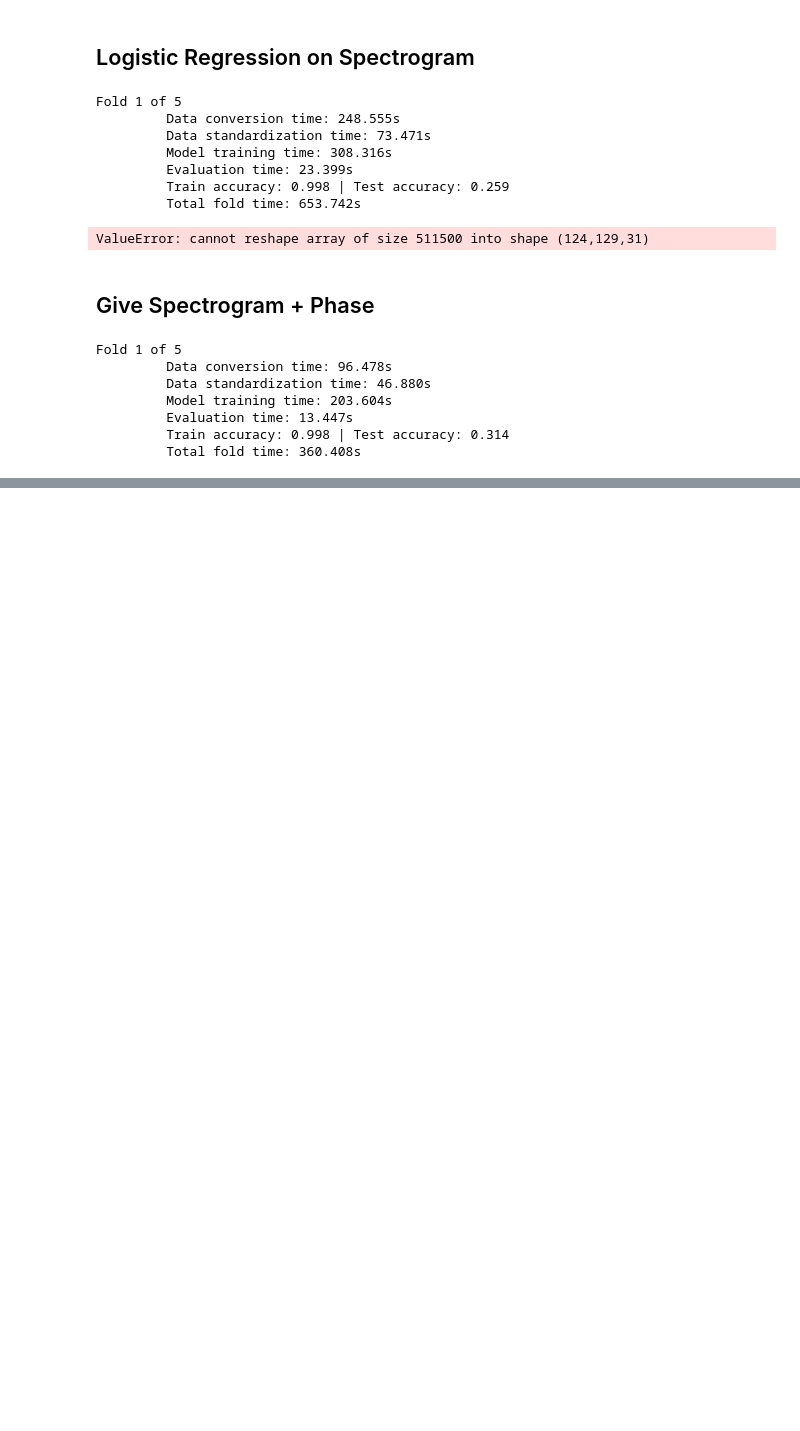
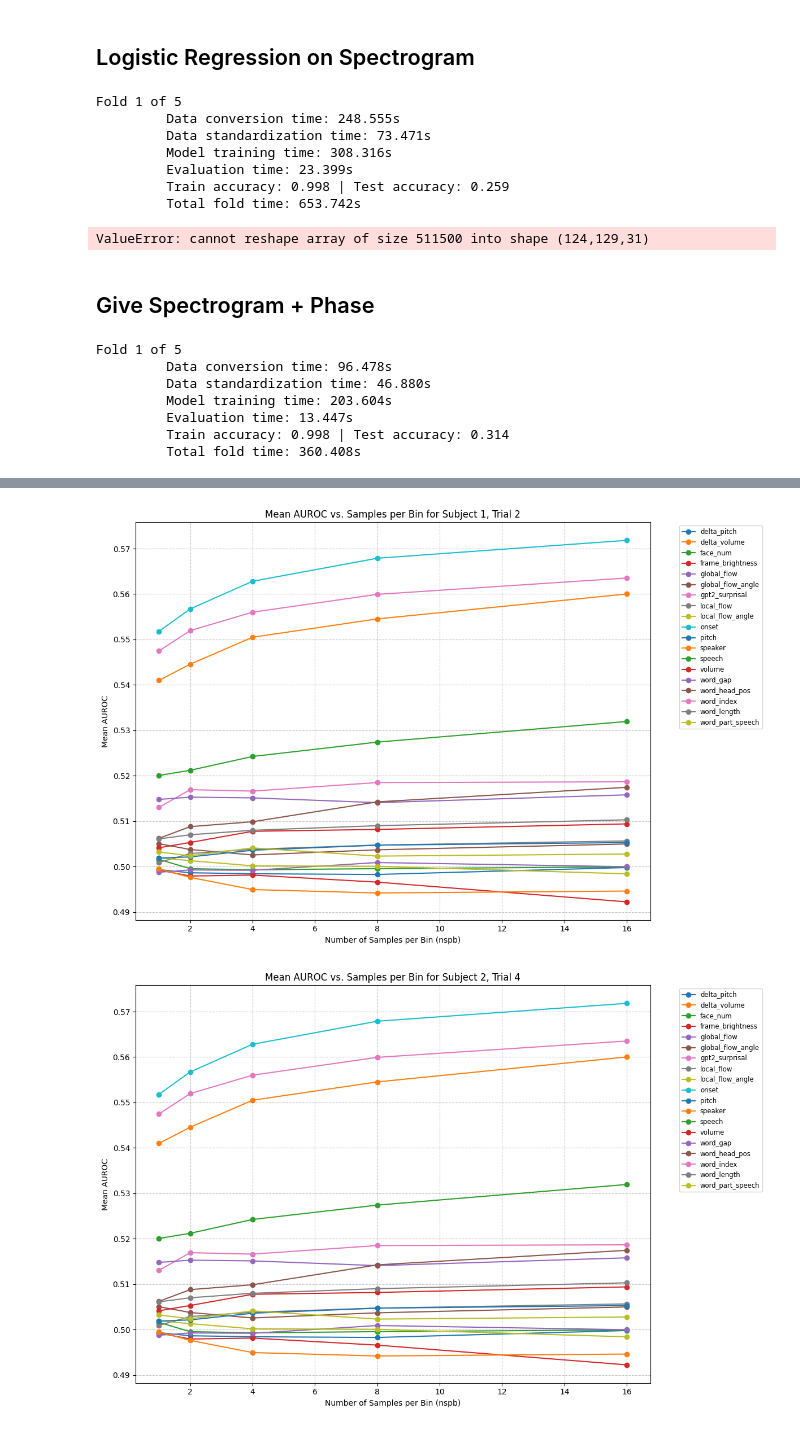
Before and after one commit to azaho/btbench, a Jupyter notebook: experiment_base_representation_exploration.ipynb, the cells around one changed output, grey strips where cells are left out. Saved outputs shown, nothing was run; the diff lists cells and outputs as text; code cells hidden in the pictures; blank space fills up the shorter version.

```diff
--- a/experiment_base_representation_exploration.ipynb
+++ b/experiment_base_representation_exploration.ipynb
@@ -446,0 +585,70 @@ Fold 1 of 5
+# %%
+# Create a figure for each subject_trial
+for subject, trial in subject_trials:
+    btbank_id = f"{subject}_{trial}"
+
+    plt.figure(figsize=(12, 8))
+
+    # Filter tasks that have data for this subject_trial
+    subject_tasks = []
+    for task in tasks:
+        subject_tasks.append(task)
+
+    # Plot each task
+    for task in subject_tasks:
+        task_aurocs = []
+        for nspb in nspb_values:
+            # Get the AUROC values for this task, subject, and nspb
+            task_data = results[nspb].get(task, [])
+            # Only include data points if they exist
+            if task_data:
+                task_aurocs.append(np.mean(task_data))
+            else:
+                task_aurocs.append(None)  # Use None for missing data points
+
+        # Filter out None values for plotting
+        valid_indices = [i for i, x in enumerate(task_aurocs) if x is not None]
+        valid_nspb = [nspb_values[i] for i in valid_indices]
+        valid_aurocs = [task_aurocs[i] for i in valid_indices]
+
+        if valid_aurocs:  # Only plot if there's data
+            plt.plot(valid_nspb, valid_aurocs, marker='o', label=task)
+
+    plt.title(f'Mean AUROC vs. Samples per Bin for Subject {subject}, Trial {trial}')
+    plt.xlabel('Number of Samples per Bin (nspb)')
+    plt.ylabel('Mean AUROC')
+    plt.grid(True, linestyle='--', alpha=0.7)
+    plt.legend(loc='best', bbox_to_anchor=(1.05, 1), fontsize='small')
+    plt.tight_layout()
+    plt.show()
+
+# Create an overall average plot across all subject_trials
+plt.figure(figsize=(12, 8))
+
+for task in tasks:
+    task_aurocs = []
+    for nspb in nspb_values:
+        # Average across all subject_trials for this task and nspb
+        if task in mean_results[nspb]:
+            task_aurocs.append(mean_results[nspb][task])
+        else:
+            task_aurocs.append(None)
+
+    # Filter out None values for plotting
+    valid_indices = [i for i, x in enumerate(task_aurocs) if x is not None and x > 0]
+    valid_nspb = [nspb_values[i] for i in valid_indices]
+    valid_aurocs = [task_aurocs[i] for i in valid_indices]
+
+    if valid_aurocs:  # Only plot if there's data
+        plt.plot(valid_nspb, valid_aurocs, marker='o', label=task)
+
+plt.title('Mean AUROC vs. Samples per Bin (Averaged Across All Subjects)')
+plt.xlabel('Number of Samples per Bin (nspb)')
+plt.ylabel('Mean AUROC')
+plt.grid(True, linestyle='--', alpha=0.7)
+plt.legend(loc='best', bbox_to_anchor=(1.05, 1), fontsize='small')
+plt.tight_layout()
+plt.show()
+# %% [output]
+[figure, added]
+[figure, added]
```
Also changed, not shown: parts of 4 cells of this notebook, 8 other files.
